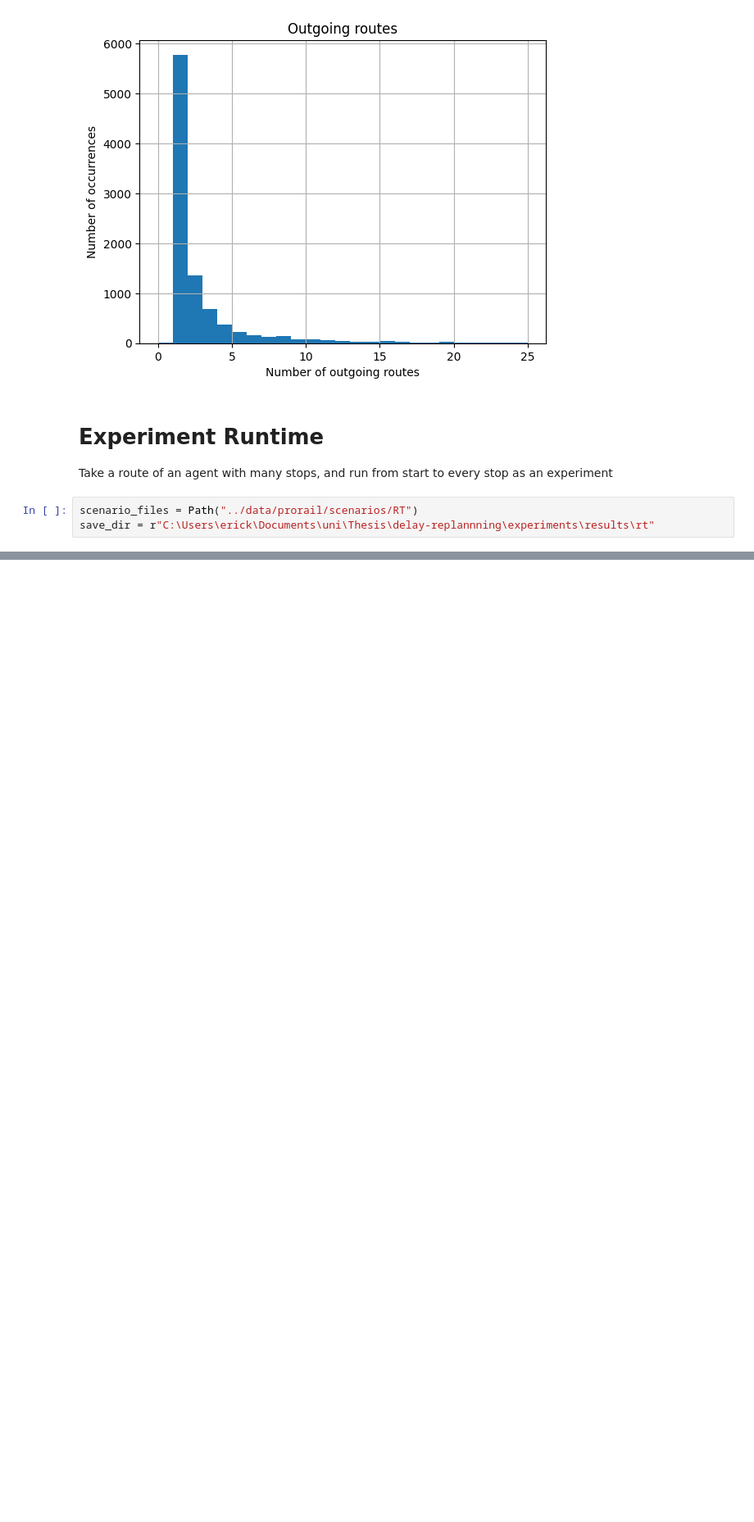
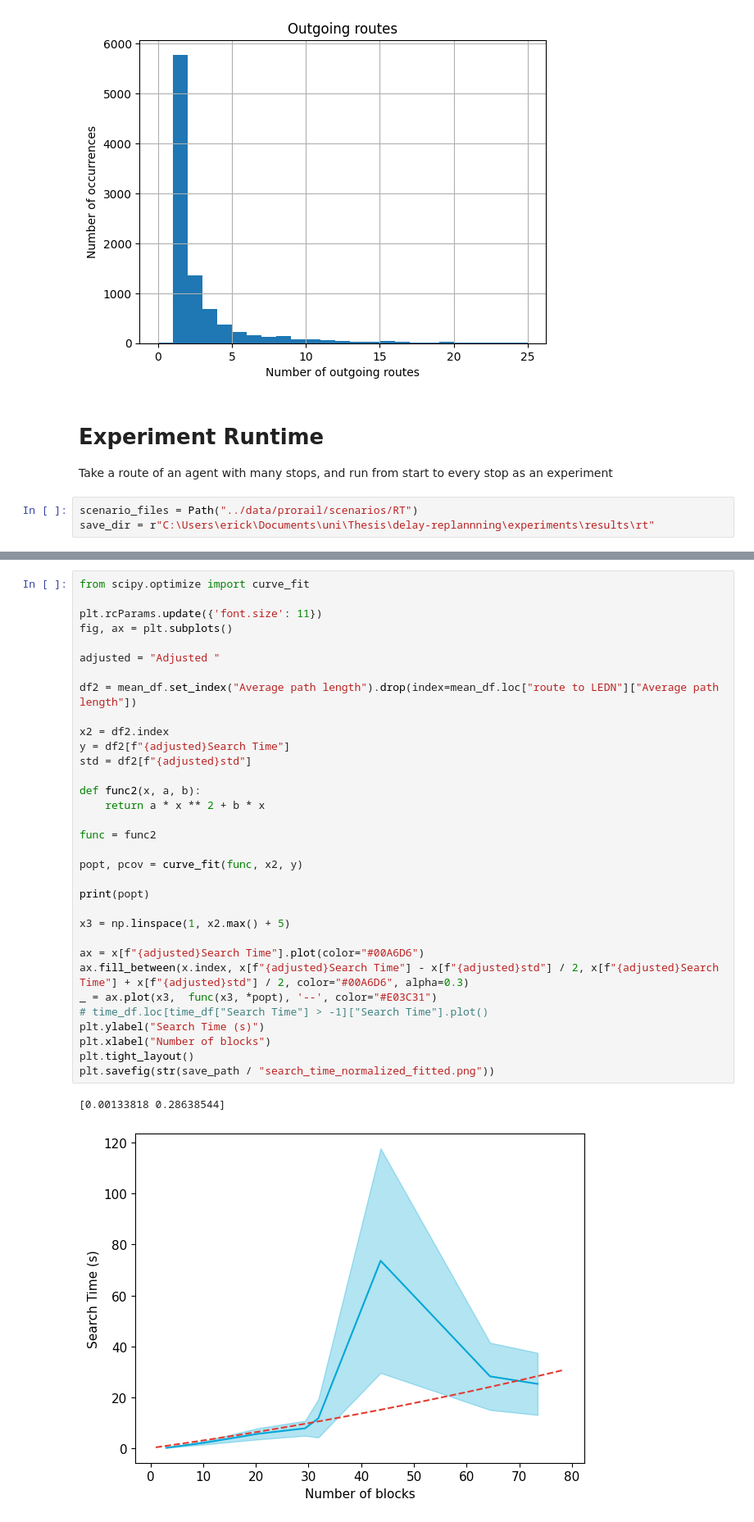
Before and after one commit to EricKemmeren/FlexSIPP, a Jupyter notebook: experiments/runtime.ipynb, the cells around one changed output, grey strips where cells are left out. Shown at 82% size. Saved outputs shown, nothing was run; the diff lists cells and outputs as text; blank space fills up the shorter version.

```diff
--- a/experiments/runtime.ipynb
+++ b/experiments/runtime.ipynb
@@ -129,0 +150,36 @@ mean_df[["Average path length", "Search Time", "std"]]
+# %%
+from scipy.optimize import curve_fit
+
+plt.rcParams.update({'font.size': 11})
+fig, ax = plt.subplots()
+
+adjusted = "Adjusted "
+
+df2 = mean_df.set_index("Average path length").drop(index=mean_df.loc["route to LEDN"]["Average path length"])
+
+x2 = df2.index
+y = df2[f"{adjusted}Search Time"]
+std = df2[f"{adjusted}std"]
+
+def func2(x, a, b):
+    return a * x ** 2 + b * x
+
+func = func2
+
+popt, pcov = curve_fit(func, x2, y)
+
+print(popt)
+
+x3 = np.linspace(1, x2.max() + 5)
+
+ax = x[f"{adjusted}Search Time"].plot(color="#00A6D6")
+ax.fill_between(x.index, x[f"{adjusted}Search Time"] - x[f"{adjusted}std"] / 2, x[f"{adjusted}Search Time"] + x[f"{adjusted}std"] / 2, color="#00A6D6", alpha=0.3)
+_ = ax.plot(x3,  func(x3, *popt), '--', color="#E03C31")
+# time_df.loc[time_df["Search Time"] > -1]["Search Time"].plot()
+plt.ylabel("Search Time (s)")
+plt.xlabel("Number of blocks")
+plt.tight_layout()
+plt.savefig(str(save_path / "search_time_normalized_fitted.png"))
+# %% [output]
+[0.00133818 0.28638544]
+[figure, added]
```
Also changed, not shown: parts of 4 cells of this notebook.
